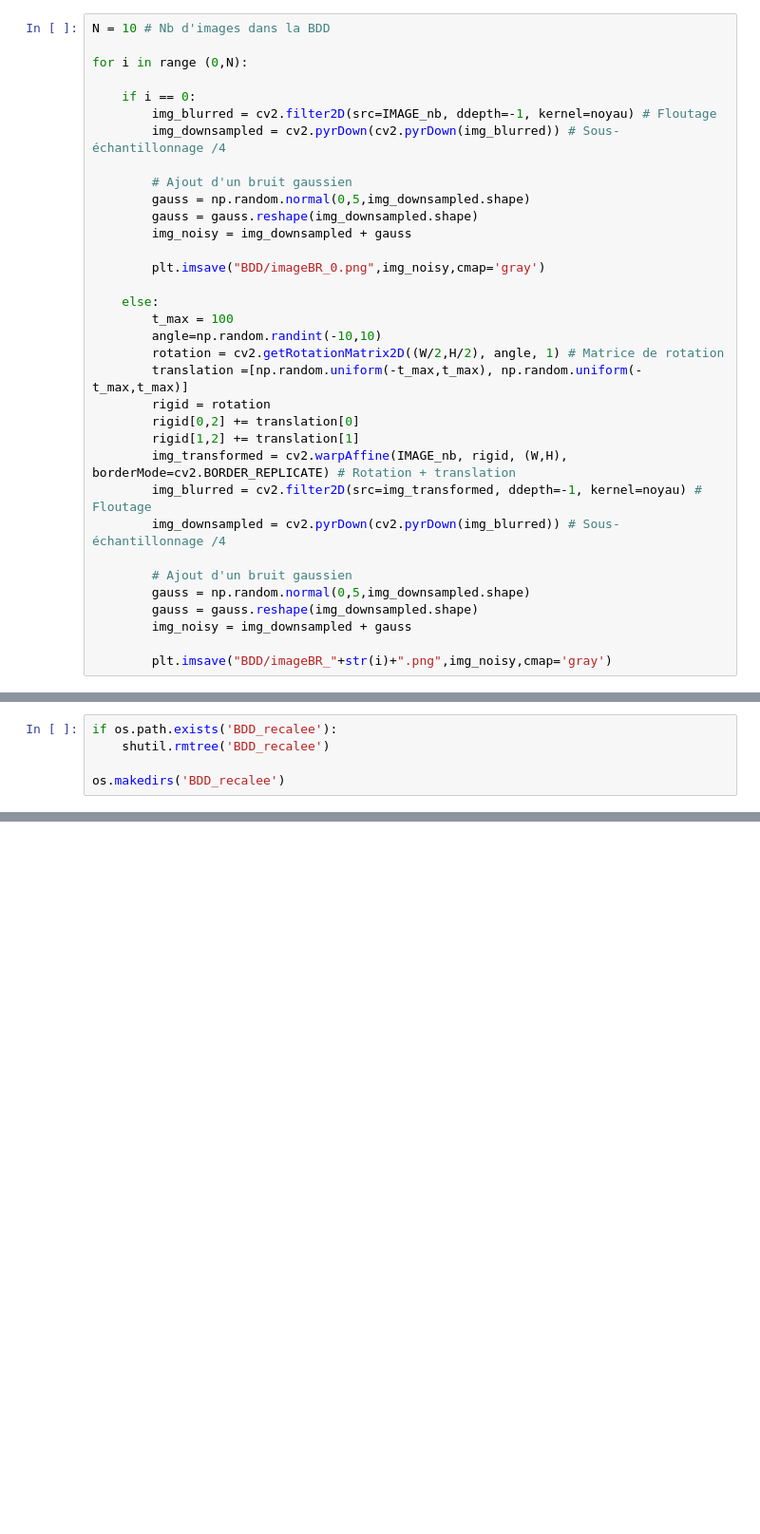
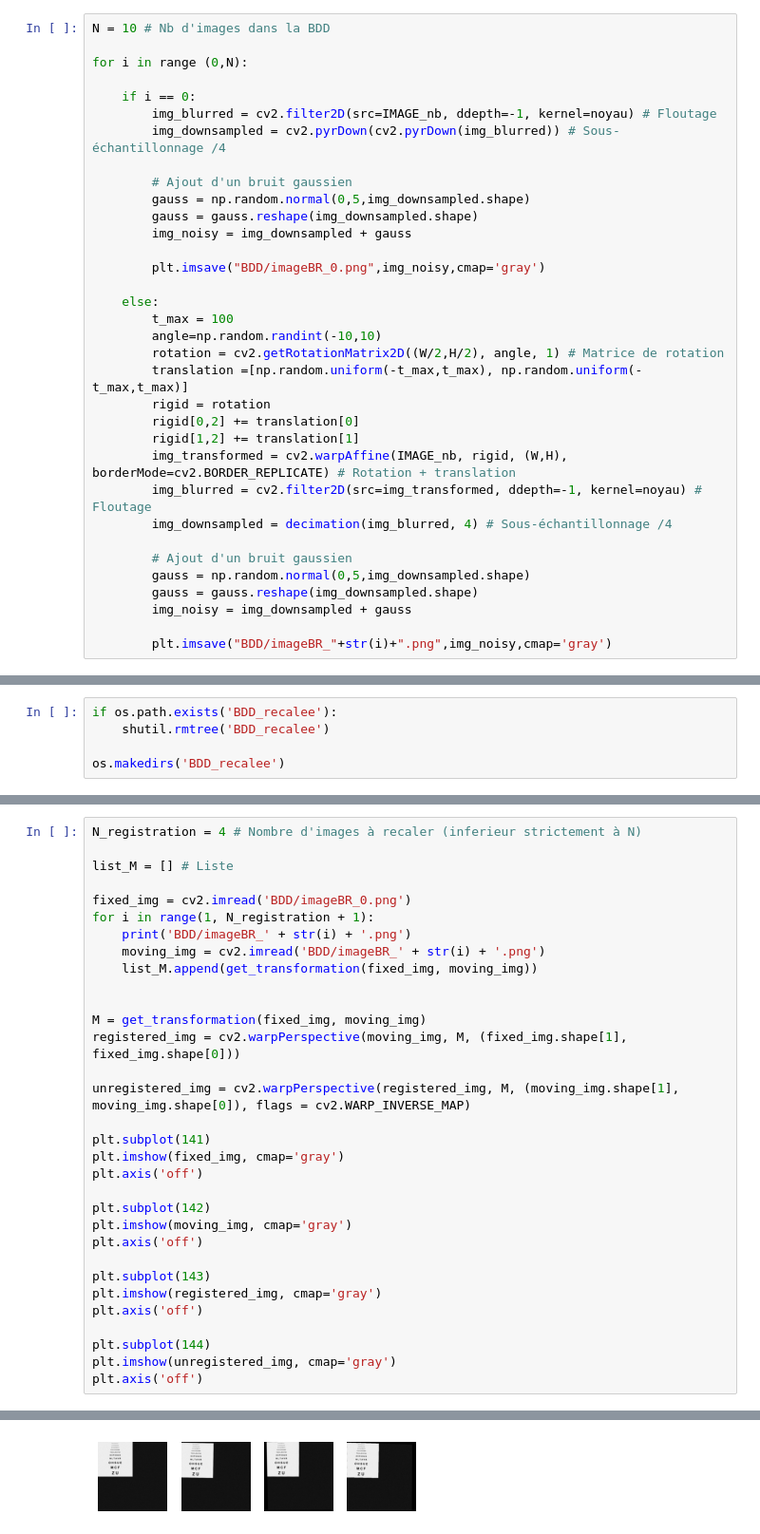
Before and after one commit to zoeducourau/Projet_fin_majeure, a Jupyter notebook: main script.ipynb, the cells around one changed output, grey strips where cells are left out. Shown at 95% size. Cells and saved outputs as stored; diff of their text form; blank space fills up the shorter version.

```diff
--- a/main script.ipynb
+++ b/main script.ipynb
@@ -60,7 +79,7 @@ for i in range (0,N):
         rigid[1,2] += translation[1]
         img_transformed = cv2.warpAffine(IMAGE_nb, rigid, (W,H), borderMode=cv2.BORDER_REPLICATE) # Rotation + translation
         img_blurred = cv2.filter2D(src=img_transformed, ddepth=-1, kernel=noyau) # Floutage
-        img_downsampled = cv2.pyrDown(cv2.pyrDown(img_blurred)) # Sous-échantillonnage /4
+        img_downsampled = decimation(img_blurred, 4) # Sous-échantillonnage /4
 
         # Ajout d'un bruit gaussien
         gauss = np.random.normal(0,5,img_downsampled.shape)
@@ -166,0 +131,33 @@ def interpolation(input_img, us_rate):
+# %%
+N_registration = 4 # Nombre d'images à recaler (inferieur strictement à N)
+
+list_M = [] # Liste
+
+fixed_img = cv2.imread('BDD/imageBR_0.png')
+for i in range(1, N_registration + 1):
+    print('BDD/imageBR_' + str(i) + '.png')
+    moving_img = cv2.imread('BDD/imageBR_' + str(i) + '.png')
+    list_M.append(get_transformation(fixed_img, moving_img))
+
+
+M = get_transformation(fixed_img, moving_img)
+registered_img = cv2.warpPerspective(moving_img, M, (fixed_img.shape[1], fixed_img.shape[0]))
+
+unregistered_img = cv2.warpPerspective(registered_img, M, (moving_img.shape[1], moving_img.shape[0]), flags = cv2.WARP_INVERSE_MAP)
+
+plt.subplot(141)
+plt.imshow(fixed_img, cmap='gray')
+plt.axis('off')
+
+plt.subplot(142)
+plt.imshow(moving_img, cmap='gray')
+plt.axis('off')
+
+plt.subplot(143)
+plt.imshow(registered_img, cmap='gray')
+plt.axis('off')
+
+plt.subplot(144)
+plt.imshow(unregistered_img, cmap='gray')
+plt.axis('off')
+# %% [output]
@@ -167,3 +169,4 @@ def interpolation(input_img, us_rate):
+[figure, added]
 # %%
 # paramètres
 beta = 0.7
```
Also changed, not shown: parts of 7 cells of this notebook, 1 other file.
